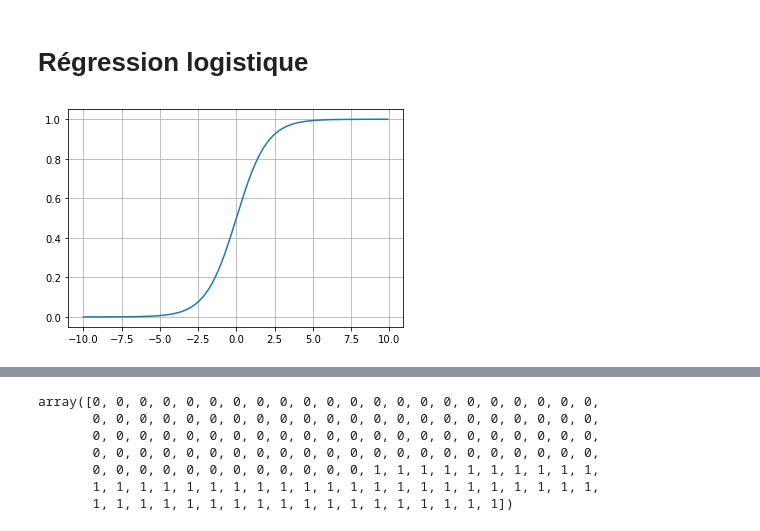
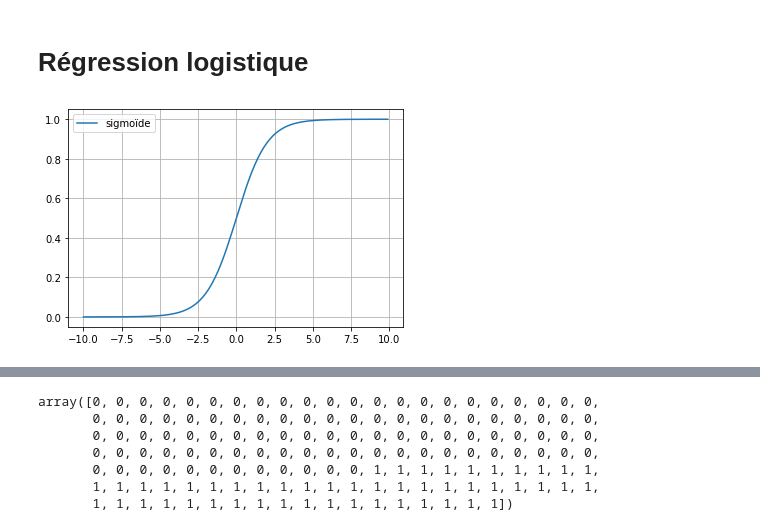
Before and after one commit to jmbernabotto/INSA2021, a Jupyter notebook: Regression_logistique.ipynb, the cells around one changed output, grey strips where cells are left out. Cells and saved outputs as stored; diff of their text form; code cells hidden in the pictures.

```diff
--- a/Regression_logistique.ipynb
+++ b/Regression_logistique.ipynb
@@ -10,11 +10,12 @@ def sigma(t):
     return 1/(1+np.exp(-t))
 # %%
 x=np.arange(-10,10,0.1)
-plt.plot(x,sigma(x))
+plt.plot(x,sigma(x),label='sigmoïde')
 plt.grid(True)
+plt.legend()
 plt.show()
 # %% [output]
-[figure, old version]
+[figure, new version]
 # %%
 from sklearn.datasets import load_iris
 iris=load_iris()
```
Also changed, not shown: parts of 4 cells of this notebook.
